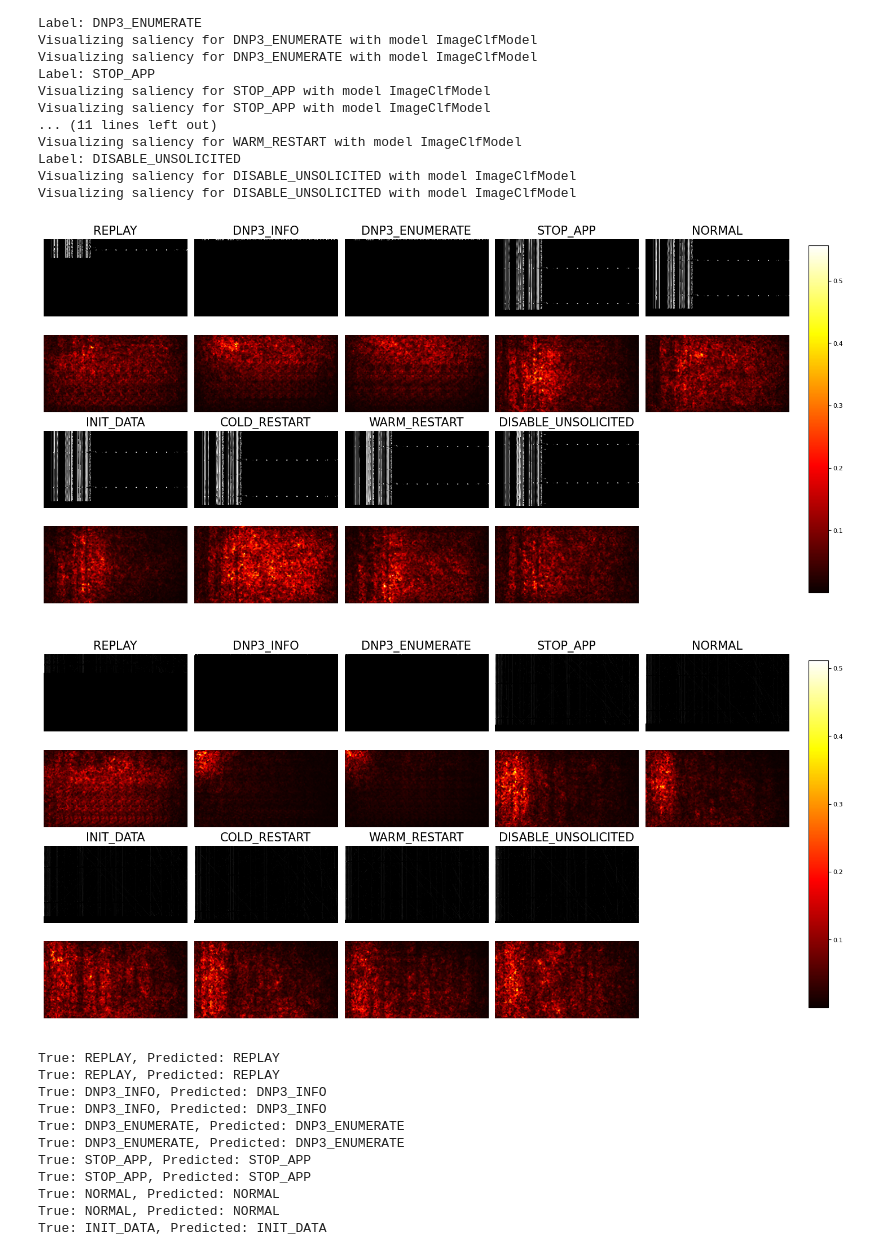
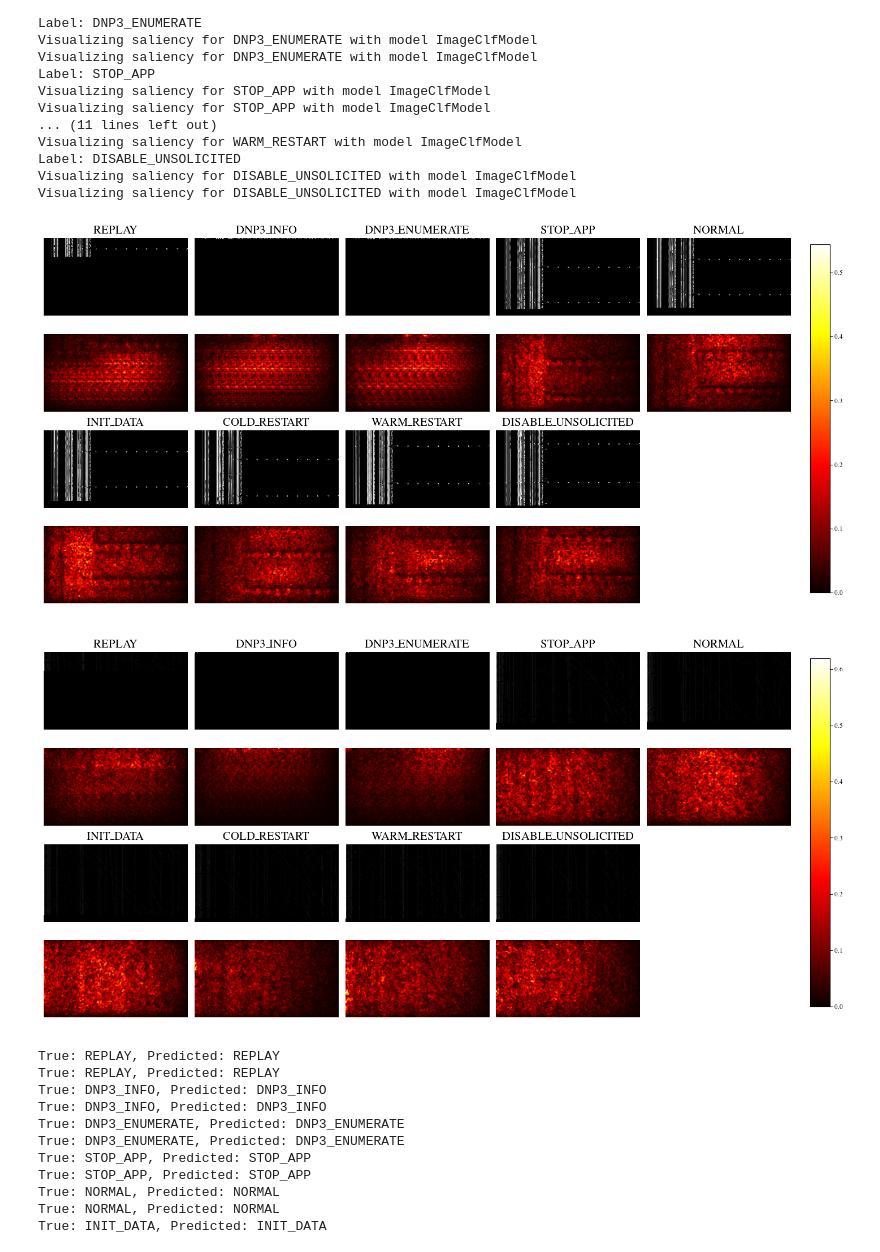
Before and after one commit to cs7org/i7-IDS, a Jupyter notebook: notebooks/image_feature_importance.ipynb, the cells around one changed output. Drawn from its saved outputs; the diff is of its cells as text; code cells hidden in the pictures.

```diff
--- a/notebooks/image_feature_importance.ipynb
+++ b/notebooks/image_feature_importance.ipynb
@@ -44,8 +44,11 @@ normalized_path = r"C:\Users\Viper\Desktop\thesis_code\results\image_classificat
 normal_path = r"C:\Users\Viper\Desktop\thesis_code\results\image_classification\mobilenet_v3_large_nosampling\best_model_full.pth"
 normalized_path = r"C:\Users\Viper\Desktop\thesis_code\results\image_classification\mobilenet_v3_large_normalized_nosampling\best_model_full.pth"
 
+normal_path = r"C:\Users\Viper\Desktop\thesis_code\results\image_classification\resnet18_nosampling_adv\best_model_full.pth"
+normalized_path = r"C:\Users\Viper\Desktop\thesis_code\results\image_classification\resnet18_normalized_nosampling_adv\best_model_full.pth"
 
 model_name = "resnet18" if "resnet18" in normal_path else "mobilenetv3l"
+suffix = "_adv" if "adv" in normal_path else ""
 normal_model = torch.load(
     normal_path,
     weights_only=False,
@@ -393,37 +413,37 @@ def plot_images_and_saliency_grid(
 
     if not individual_colorbars:
         # Add a single colorbar for all saliency maps
         fig.subplots_adjust(right=0.88, wspace=0.05, hspace=0.01)
         cbar_ax = fig.add_axes([0.90, 0.15, 0.02, 0.7])  # [left, bottom, width, height]
         cbar = fig.colorbar(im, cax=cbar_ax)
         cbar.ax.tick_params(labelsize=8, pad=2)
 
     # Save the figure
     if save_as:
         # fig.savefig(save_as, bbox_inches="tight", dpi=300)
         # plt.subplots_adjust(
         #     left=0.05, right=0.88, top=0.9, bottom=0.03, wspace=0.05, hspace=0.01
         # )
         fig.savefig(save_as, dpi=300)
     plt.show()
     plt.close(fig)
 
 
 plot_images_and_saliency_grid(
     [[pred[0], pred[1], pred[3]] for pred in predictions],
-    save_as=f"saliency_normal_{model_name}.pdf",
+    save_as=f"saliency_normal_{model_name}{suffix}.pdf",
     individual_colorbars=False,
     ncols=5,
 )
 plot_images_and_saliency_grid(
     [[pred[0], pred[2], pred[4]] for pred in predictions],
-    save_as=f"saliency_normalized_{model_name}.pdf",
+    save_as=f"saliency_normalized_{model_name}{suffix}.pdf",
     individual_colorbars=False,
     ncols=5,
 )
 # %% [output]
-[figure, old version]
+[figure, new version]
-[figure, old version]
+[figure, new version]
 # %%
 class ClfModel(torch.nn.Module):
     def __init__(self, model):
```
Also changed, not shown: parts of 2 cells of this notebook, 3 other files.
